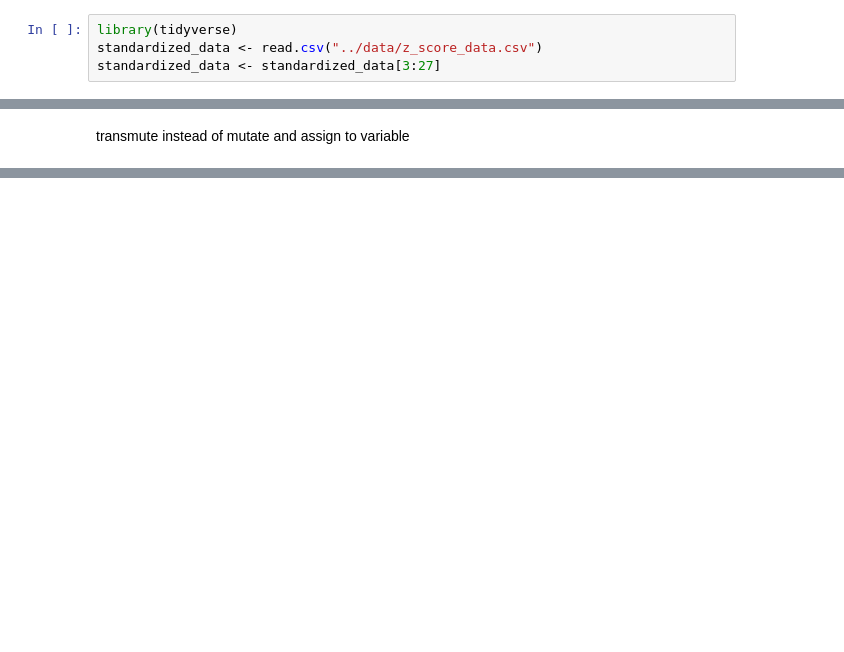
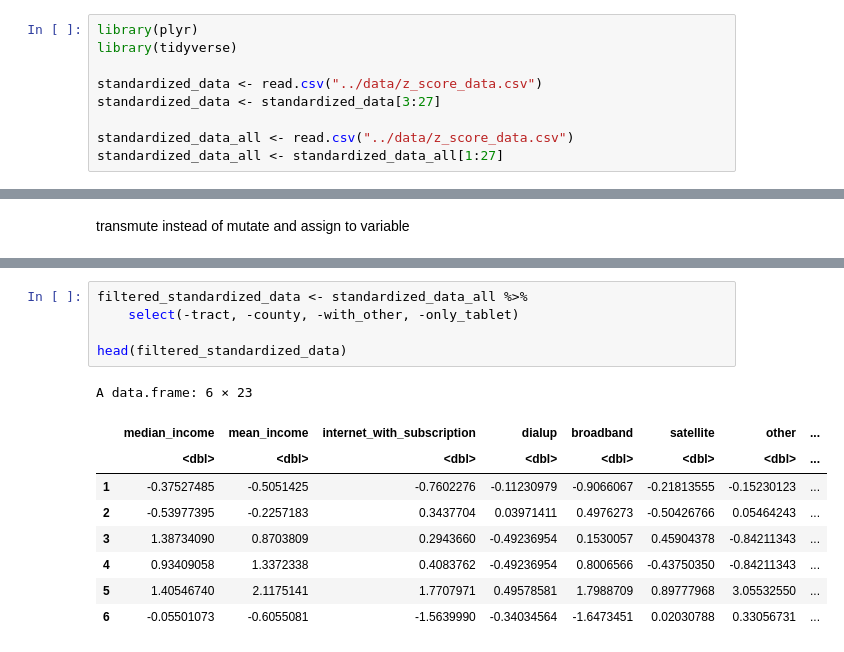
Before and after one commit to nicholasptran/eastern-washington-digital-equity, a Jupyter notebook: app/notebooks_and_testing/pc.ipynb, the cells around one changed output, grey strips where cells are left out. Cells and saved outputs as stored; diff of their text form; blank space fills up the shorter version.

```diff
--- a/app/notebooks_and_testing/pc.ipynb
+++ b/app/notebooks_and_testing/pc.ipynb
@@ -1,7 +1,12 @@
 # %%
+library(plyr)
 library(tidyverse)
+
 standardized_data <- read.csv("../data/z_score_data.csv")
 standardized_data <- standardized_data[3:27]
+
+standardized_data_all <- read.csv("../data/z_score_data.csv")
+standardized_data_all <- standardized_data_all[1:27]
 # %% [output]
 ── Attaching packages ─────────────────────────────────────── tidyverse 1.3.1 ──
 
@@ -139,0 +191,15 @@ A matrix: 178 × 4 of type dbl
+# %%
+filtered_standardized_data <- standardized_data_all %>%
+    select(-tract, -county, -with_other, -only_tablet)
+
+head(filtered_standardized_data)
+# %% [output]
+A data.frame: 6 × 23
+|  | median_income | mean_income | internet_with_subscription | dialup | broadband | satellite | other | ... |
+|  | <dbl> | <dbl> | <dbl> | <dbl> | <dbl> | <dbl> | <dbl> | ... |
+| 1 | -0.37527485 | -0.5051425 | -0.7602276 | -0.11230979 | -0.9066067 | -0.21813555 | -0.15230123 | ... |
+| 2 | -0.53977395 | -0.2257183 | 0.3437704 | 0.03971411 | 0.4976273 | -0.50426766 | 0.05464243 | ... |
+| 3 | 1.38734090 | 0.8703809 | 0.2943660 | -0.49236954 | 0.1530057 | 0.45904378 | -0.84211343 | ... |
+| 4 | 0.93409058 | 1.3372338 | 0.4083762 | -0.49236954 | 0.8006566 | -0.43750350 | -0.84211343 | ... |
+| 5 | 1.40546740 | 2.1175141 | 1.7707971 | 0.49578581 | 1.7988709 | 0.89777968 | 3.05532550 | ... |
+| 6 | -0.05501073 | -0.6055081 | -1.5639990 | -0.34034564 | -1.6473451 | 0.02030788 | 0.33056731 | ... |
```
Also changed, not shown: parts of 27 cells of this notebook, 1 other file.
